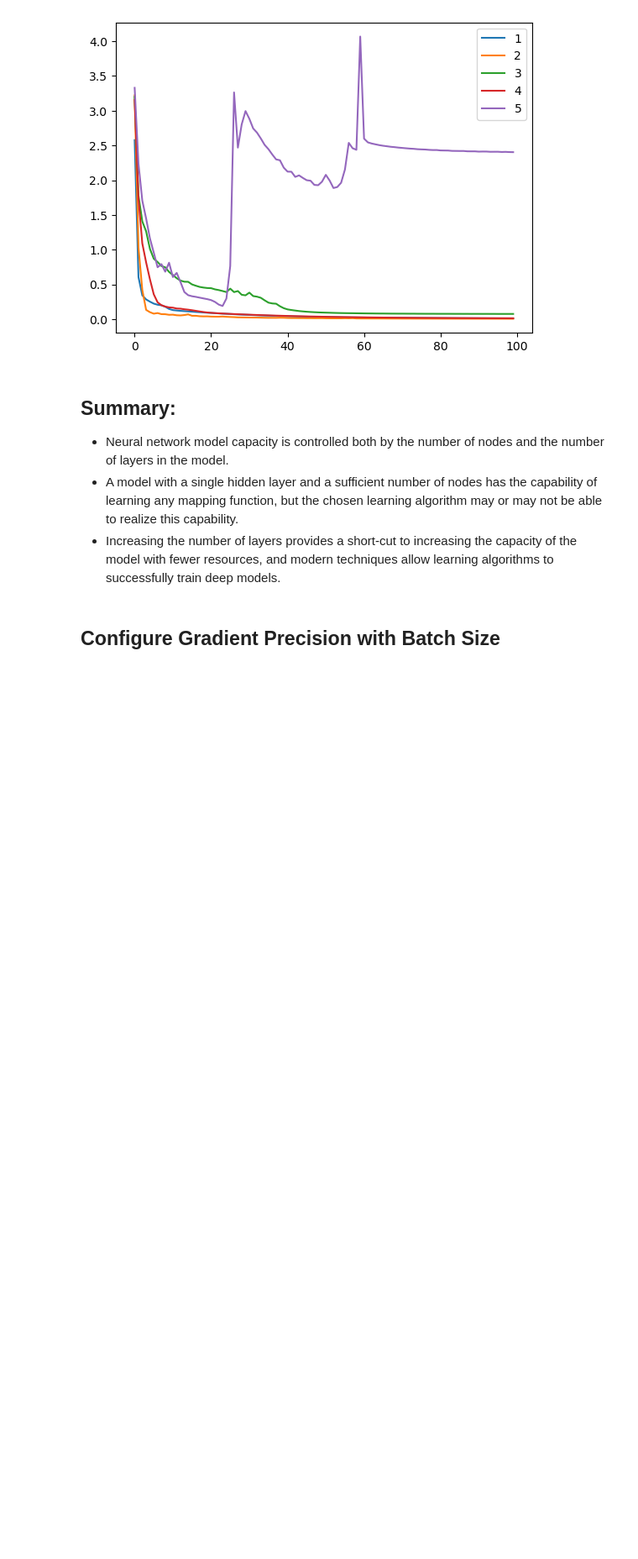
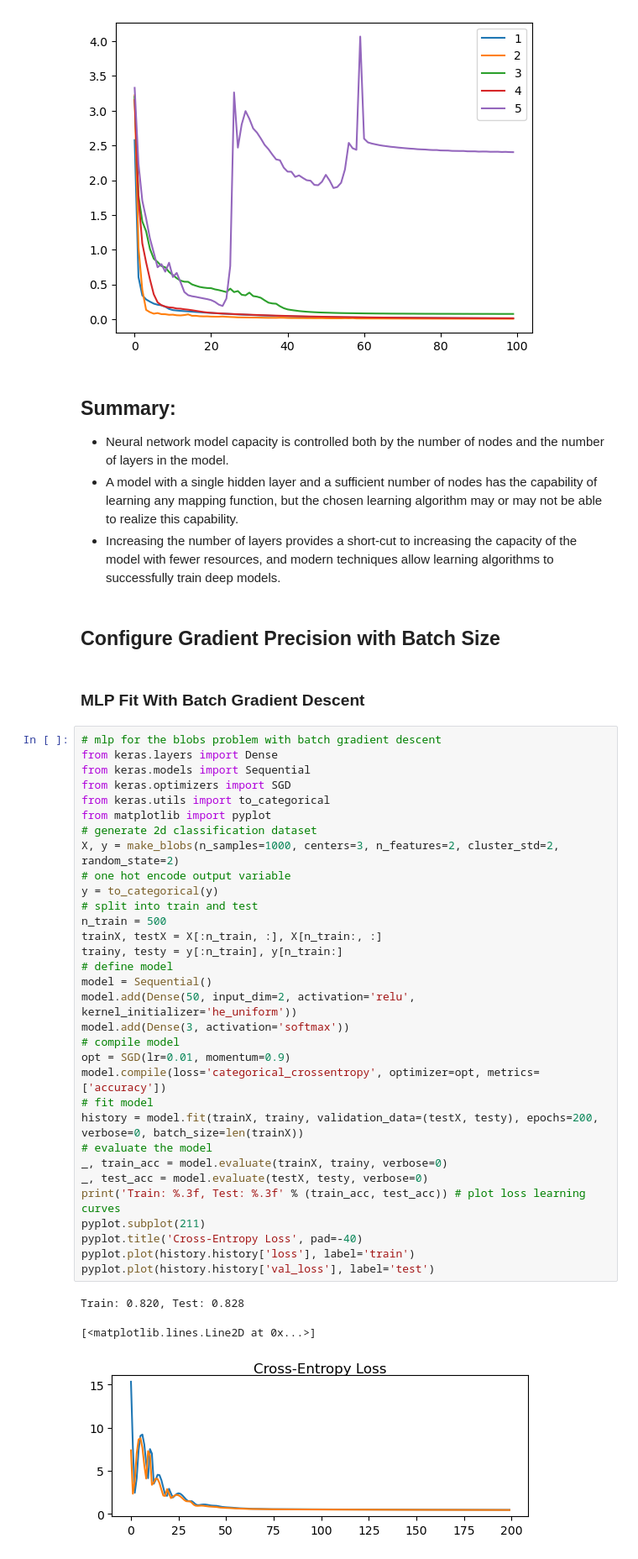
Before and after one commit to MaukanMir/Deep-Learning-Overfitting-Cook-Book, a Jupyter notebook: Better-Learning.ipynb, the cells around one changed output. Shown at 84% size. Drawn from its saved outputs; the diff is of its cells as text; blank space fills up the shorter version.

Commit message:
Added new model parameters

```diff
--- a/Better-Learning.ipynb
+++ b/Better-Learning.ipynb
@@ -306,3 +306,41 @@ layers=5: 0.130
 * Increasing the number of layers provides a short-cut to increasing the capacity of the model with fewer resources, and modern techniques allow learning algorithms to successfully train deep models.
 # %% [markdown]
 ## Configure Gradient Precision with Batch Size
+# %% [markdown]
+### MLP Fit With Batch Gradient Descent
+# %%
+# mlp for the blobs problem with batch gradient descent
+from keras.layers import Dense
+from keras.models import Sequential
+from keras.optimizers import SGD
+from keras.utils import to_categorical
+from matplotlib import pyplot
+# generate 2d classification dataset
+X, y = make_blobs(n_samples=1000, centers=3, n_features=2, cluster_std=2, random_state=2)
+# one hot encode output variable
+y = to_categorical(y)
+# split into train and test
+n_train = 500
+trainX, testX = X[:n_train, :], X[n_train:, :]
+trainy, testy = y[:n_train], y[n_train:]
+# define model
+model = Sequential()
+model.add(Dense(50, input_dim=2, activation='relu', kernel_initializer='he_uniform'))
+model.add(Dense(3, activation='softmax'))
+# compile model
+opt = SGD(lr=0.01, momentum=0.9)
+model.compile(loss='categorical_crossentropy', optimizer=opt, metrics=['accuracy'])
+# fit model
+history = model.fit(trainX, trainy, validation_data=(testX, testy), epochs=200, verbose=0, batch_size=len(trainX))
+# evaluate the model
+_, train_acc = model.evaluate(trainX, trainy, verbose=0)
+_, test_acc = model.evaluate(testX, testy, verbose=0)
+print('Train: %.3f, Test: %.3f' % (train_acc, test_acc)) # plot loss learning curves
+pyplot.subplot(211)
+pyplot.title('Cross-Entropy Loss', pad=-40)
+pyplot.plot(history.history['loss'], label='train')
+pyplot.plot(history.history['val_loss'], label='test')
+# %% [output]
+Train: 0.820, Test: 0.828
+[<matplotlib.lines.Line2D at 0x...>]
+[figure, added]
```
Also changed, not shown: parts of 3 cells of this notebook.
